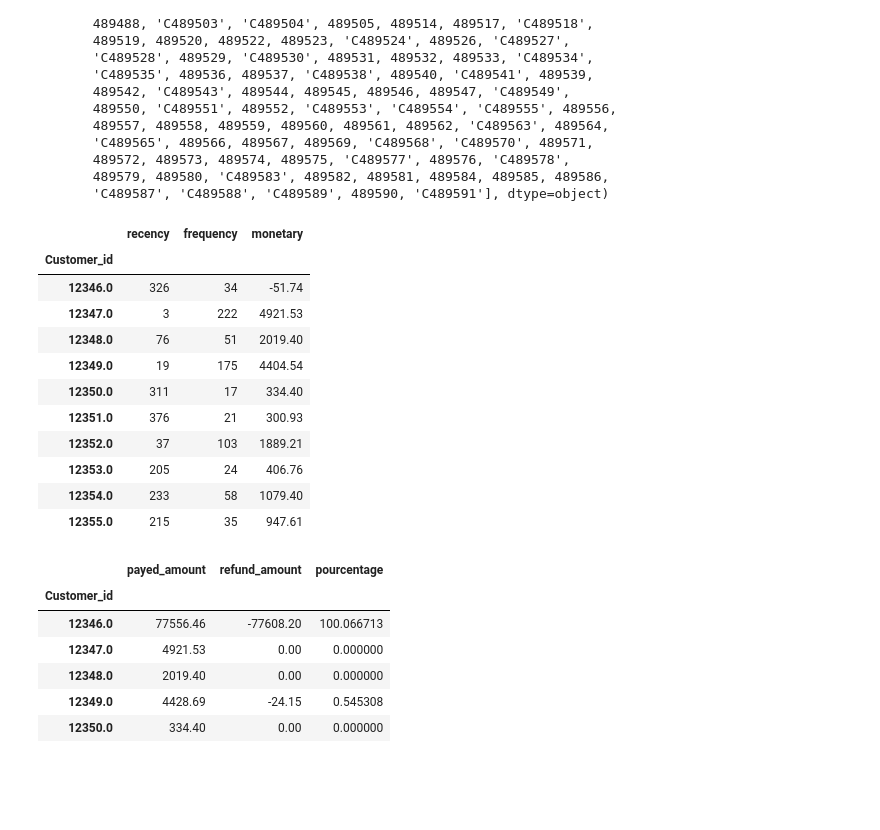
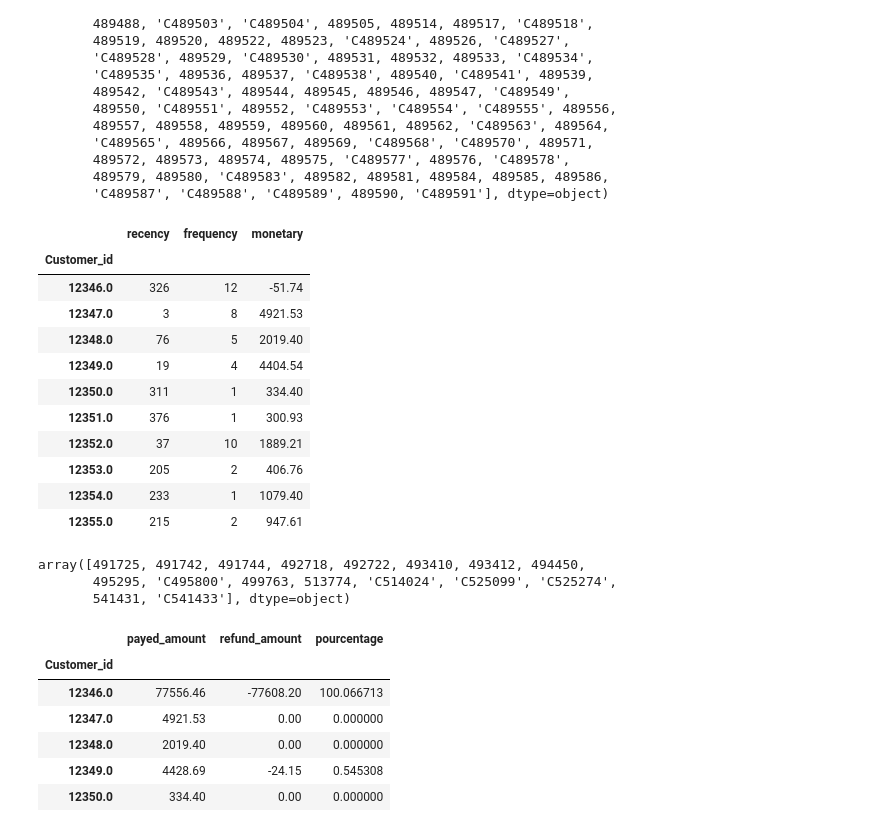
Before and after one commit to Noura-ou/projet_segmentation_client, a Jupyter notebook: src/test_ahmad.ipynb, the cells around one changed output. Cells and saved outputs as stored; diff of their text form; code cells hidden in the pictures; blank space fills up the shorter version.

```diff
--- a/src/test_ahmad.ipynb
+++ b/src/test_ahmad.ipynb
@@ -302,28 +302,34 @@ array([489434, 489435, 489436, 489437, 489438, 489439, 489440, 489441,
 # %%
 import datetime as dt
 
 today_date = dt.datetime(2011, 12, 11)
 rfm = df.groupby("Customer_id").agg({"InvoiceDate": lambda InvoiceDate: (today_date - InvoiceDate.max()).days,
-                                     "Invoice": lambda x: sum(1 for invoice in x.astype(str) if not invoice.startswith('C')),
+                                     "Invoice": lambda x: x.astype(str)[~x.astype(str).str.startswith('C')].nunique(),
                                      "TotalPrice": lambda TotalPrice: TotalPrice.sum()})
 rfm.columns = ["recency", "frequency", "monetary"]
 
 #rfm = rfm[(rfm['monetary'] > 0)]
 
 rfm.head(10)
 # %% [output]
 |  | recency | frequency | monetary |
 | Customer_id |  |  |  |
-| 12346.0 | 326 | 34 | -51.74 |
-| 12347.0 | 3 | 222 | 4921.53 |
-| 12348.0 | 76 | 51 | 2019.40 |
-| 12349.0 | 19 | 175 | 4404.54 |
-| 12350.0 | 311 | 17 | 334.40 |
-| 12351.0 | 376 | 21 | 300.93 |
-| 12352.0 | 37 | 103 | 1889.21 |
-| 12353.0 | 205 | 24 | 406.76 |
-| 12354.0 | 233 | 58 | 1079.40 |
-| 12355.0 | 215 | 35 | 947.61 |
+| 12346.0 | 326 | 12 | -51.74 |
+| 12347.0 | 3 | 8 | 4921.53 |
+| 12348.0 | 76 | 5 | 2019.40 |
+| 12349.0 | 19 | 4 | 4404.54 |
+| 12350.0 | 311 | 1 | 334.40 |
+| 12351.0 | 376 | 1 | 300.93 |
+| 12352.0 | 37 | 10 | 1889.21 |
+| 12353.0 | 205 | 2 | 406.76 |
+| 12354.0 | 233 | 1 | 1079.40 |
+| 12355.0 | 215 | 2 | 947.61 |
+# %%
+df[df['Customer_id'] == 12346.0]['Invoice'].unique()
+# %% [output]
+array([491725, 491742, 491744, 492718, 492722, 493410, 493412, 494450,
+       495295, 'C495800', 499763, 513774, 'C514024', 'C525099', 'C525274',
+       541431, 'C541433'], dtype=object)
 # %%
 df_price = df.groupby("Customer_id").agg({"TotalPrice": [lambda x: x[x > 0].sum(), lambda x: x[x < 0].sum(), lambda x : abs(x[x < 0].sum()*100/x[x > 0].sum()) ]})
 # %%
```
